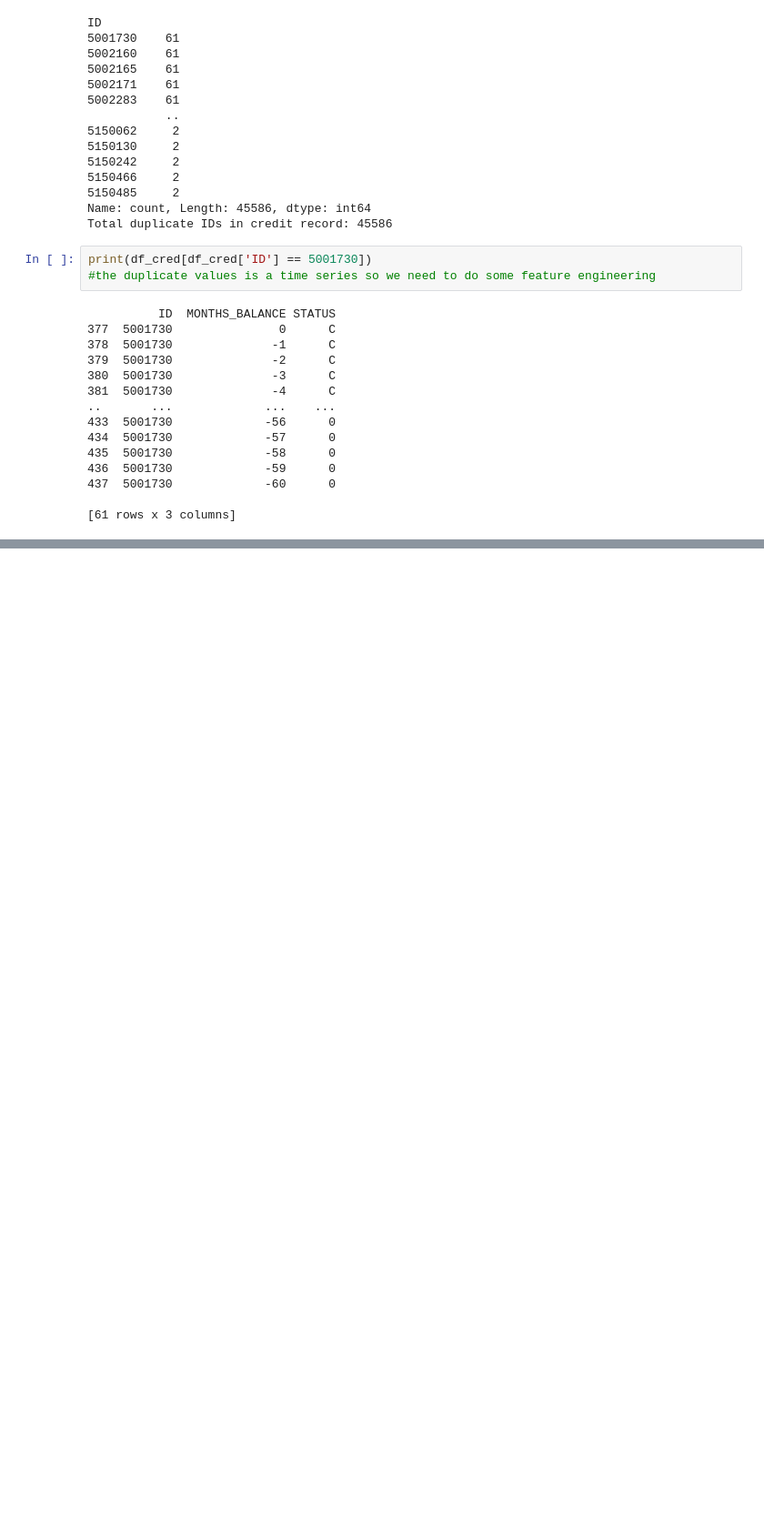
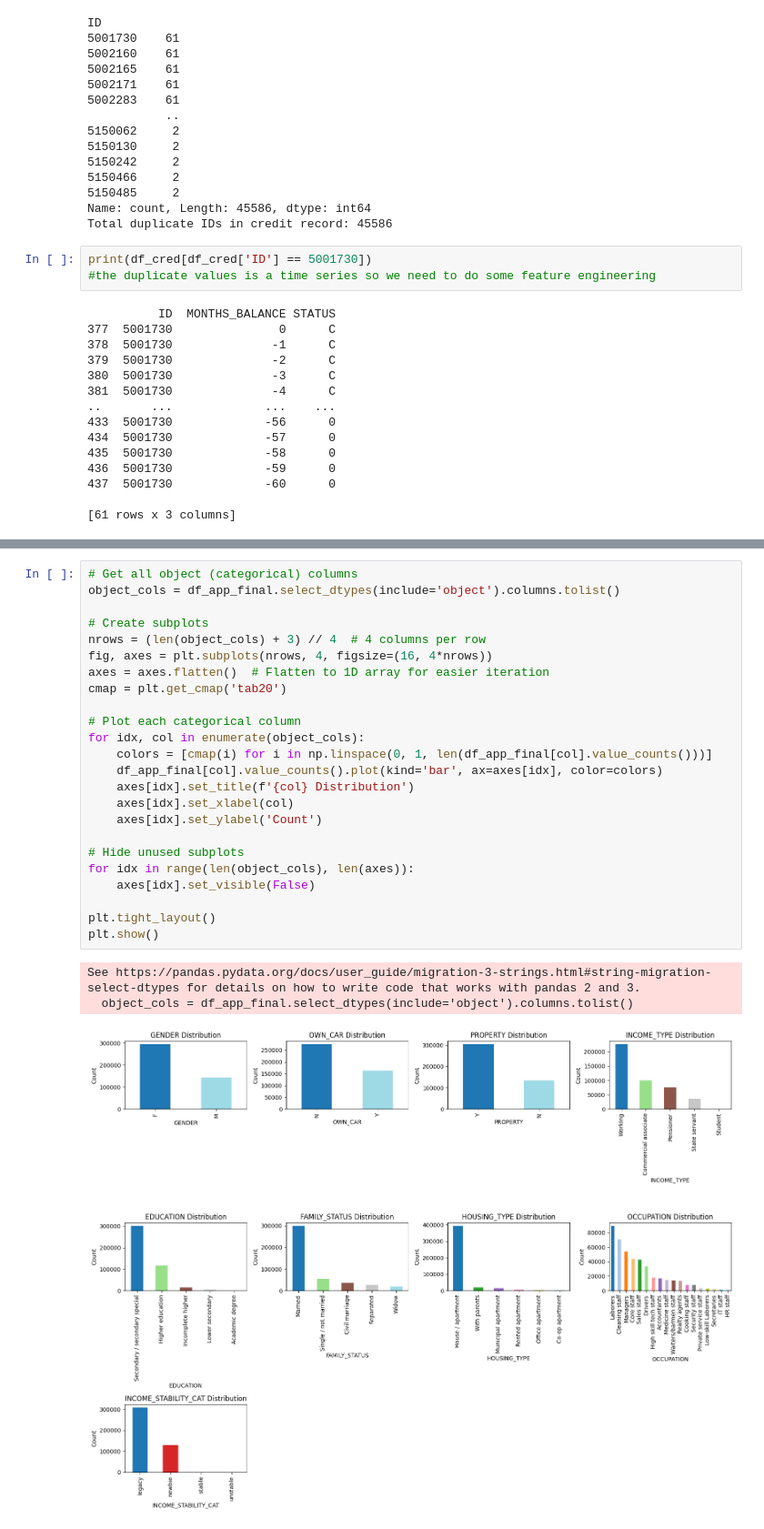
Before and after one commit to maddy221201/My_portfolio, a Jupyter notebook: cleaning_credit.ipynb, the cells around one changed output, grey strips where cells are left out. Shown at 91% size. Cells and saved outputs as stored; diff of their text form; blank space fills up the shorter version.

```diff
--- a/cleaning_credit.ipynb
+++ b/cleaning_credit.ipynb
@@ -252,0 +339,28 @@ dtype: int64
+# %%
+# Get all object (categorical) columns
+object_cols = df_app_final.select_dtypes(include='object').columns.tolist()
+
+# Create subplots
+nrows = (len(object_cols) + 3) // 4  # 4 columns per row
+fig, axes = plt.subplots(nrows, 4, figsize=(16, 4*nrows))
+axes = axes.flatten()  # Flatten to 1D array for easier iteration
+cmap = plt.get_cmap('tab20')
+
+# Plot each categorical column
+for idx, col in enumerate(object_cols):
+    colors = [cmap(i) for i in np.linspace(0, 1, len(df_app_final[col].value_counts()))]
+    df_app_final[col].value_counts().plot(kind='bar', ax=axes[idx], color=colors)
+    axes[idx].set_title(f'{col} Distribution')
+    axes[idx].set_xlabel(col)
+    axes[idx].set_ylabel('Count')
+
+# Hide unused subplots
+for idx in range(len(object_cols), len(axes)):
+    axes[idx].set_visible(False)
+
+plt.tight_layout()
+plt.show()
+# %% [output]
+See https://pandas.pydata.org/docs/user_guide/migration-3-strings.html#string-migration-select-dtypes for details on how to write code that works with pandas 2 and 3.
+  object_cols = df_app_final.select_dtypes(include='object').columns.tolist()
+[figure, added]
```
Also changed, not shown: parts of 29 cells of this notebook, 1 other file.
